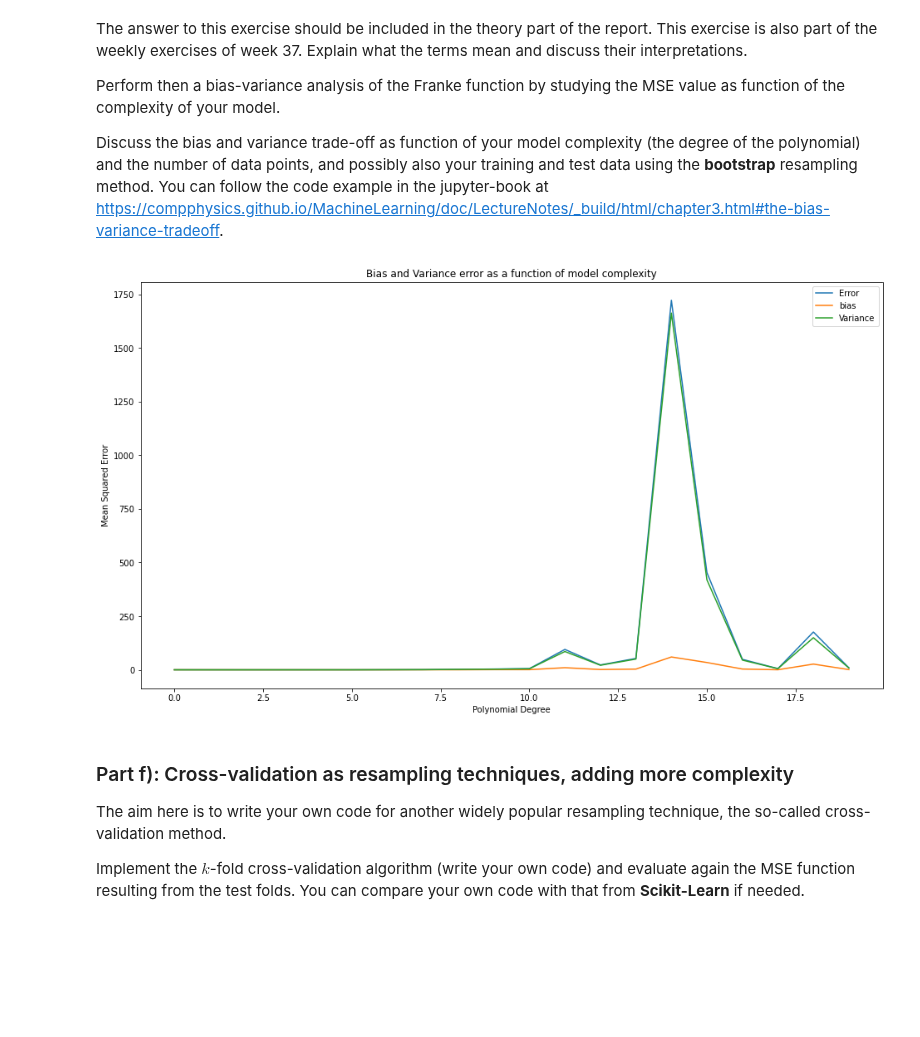
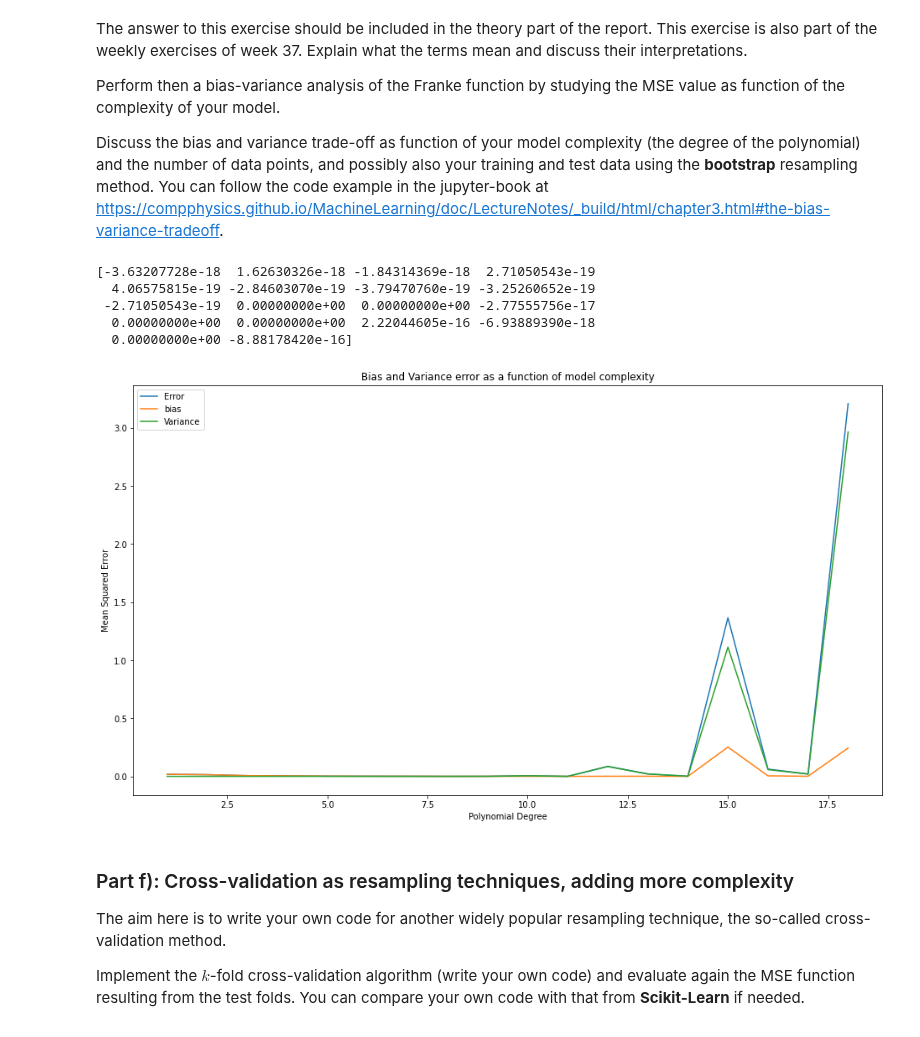
Before and after one commit to Sofriet/Project1data-ml, a Jupyter notebook: Project1.ipynb, the cells around one changed output. Cells and saved outputs as stored; diff of their text form; code cells hidden in the pictures; blank space fills up the shorter version.

```diff
--- a/Project1.ipynb
+++ b/Project1.ipynb
@@ -656,9 +734,7 @@ Friedman. Figure 2.11 of this reference displays only the test and training MSEs
 indicate possible regions of low/high bias and variance. You will most likely not get an
 equally smooth curve!
 # %%
-np.random.seed(666)
-
-Maxpolydegree = 15
+Maxpolydegree = 18
 X = np.zeros((len(x),Maxpolydegree))
 X[:,0] = 1.0
 testerror = np.zeros(Maxpolydegree)
@@ -695,7 +771,7 @@ for polydegree in range(0, Maxpolydegree):
 plt.figure(figsize=(16,9))
 plt.plot(polynomial, trainingerror, label='Training Error')
 plt.plot(polynomial, testerror, label='Test Error')
-plt.ylim(0.11,0.20)
+plt.ylim(0.14,0.25)
 plt.xlabel('Polynomial degree')
 plt.ylabel('Mean Squared ERror')
 plt.title("Train and Test Error as a function of model complexity")
@@ -783,50 +859,57 @@ You can follow the code example in the jupyter-book at <https://compphysics.gith
 # %%
 np.random.seed(4242)
 
-points = 250
-x = np.random.uniform(size = points)
-y = np.random.uniform(size = points)
+datapoints = 500
+x = np.random.uniform(size = datapoints)
+y = np.random.uniform(size = datapoints)
 z = FrankeFunction(x,y)
 
 n_boostraps = 100
-maxdegree = 20
+maxdegree = 18
 
 error = np.zeros(maxdegree)
 bias = np.zeros(maxdegree)
 variance = np.zeros(maxdegree)
 polydegree = np.zeros(maxdegree)
 
-for degree in range(maxdegree):
+for degree in range(1, maxdegree + 1):
     X = create_X(x,y,degree)
     X_train, X_test, z_train, z_test = train_test_split(X, z, test_size=0.2)
     z_test = z_test.reshape(-1,1)
 
-    scaler = StandardScaler()
-    scaler.fit(X_train)
-    X_train_scaled = scaler.transform(X_train)
-    X_test_scaled = scaler.transform(X_test)
+    # scaler = StandardScaler()
+    # scaler.fit(X_train)
+    # X_train_scaled = scaler.transform(X_train)
+    # X_test_scaled = scaler.transform(X_test)
 
     model = make_pipeline(LinearRegression(fit_intercept=False))
     z_pred = np.empty((z_test.shape[0], n_boostraps))
     for i in range(n_boostraps):
-        x_, y_ = resample(X_train_scaled, z_train)
-        z_pred[:, i] = model.fit(x_, y_).predict(X_test_scaled).ravel()
-    polydegree[degree] = degree
-    error[degree] = np.mean( np.mean((z_test - z_pred)**2, axis=1, keepdims=True) )
-    bias[degree] = np.mean( (z_test - np.mean(z_pred, axis=1, keepdims=True))**2 )
-    variance[degree] = np.mean( np.var(z_pred, axis=1, keepdims=True) )
+        x_, y_ = resample(X_train, z_train)
+        z_pred[:, i] = model.fit(x_, y_).predict(X_test).ravel()
+    polydegree[degree - 1] = degree
+    error[degree - 1] = np.mean( np.mean((z_test - z_pred)**2, axis=1, keepdims=True) )
+    bias[degree - 1] = np.mean( (z_test - np.mean(z_pred, axis=1, keepdims=True))**2 )
+    variance[degree - 1] = np.mean( np.var(z_pred, axis=1, keepdims=True) )
+
+print(error - bias - variance)
 
 plt.figure(figsize=(16,9))
 plt.plot(polydegree, error, label='Error')
 plt.plot(polydegree, bias, label='bias')
 plt.plot(polydegree, variance, label='Variance')
 plt.xlabel("Polynomial Degree")
 plt.ylabel("Mean Squared Error")
 plt.title("Bias and Variance error as a function of model complexity")
 plt.legend()
 plt.show()
 # %% [output]
+[-3.63207728e-18  1.62630326e-18 -1.84314369e-18  2.71050543e-19
+  4.06575815e-19 -2.84603070e-19 -3.79470760e-19 -3.25260652e-19
+ -2.71050543e-19  0.00000000e+00  0.00000000e+00 -2.77555756e-17
+  0.00000000e+00  0.00000000e+00  2.22044605e-16 -6.93889390e-18
+  0.00000000e+00 -8.88178420e-16]
-[figure, old version]
+[figure, new version]
 # %% [markdown]
 ### Part f):  Cross-validation as resampling techniques, adding more complexity
 
```
Also changed, not shown: parts of 16 cells of this notebook, 1 other file.
